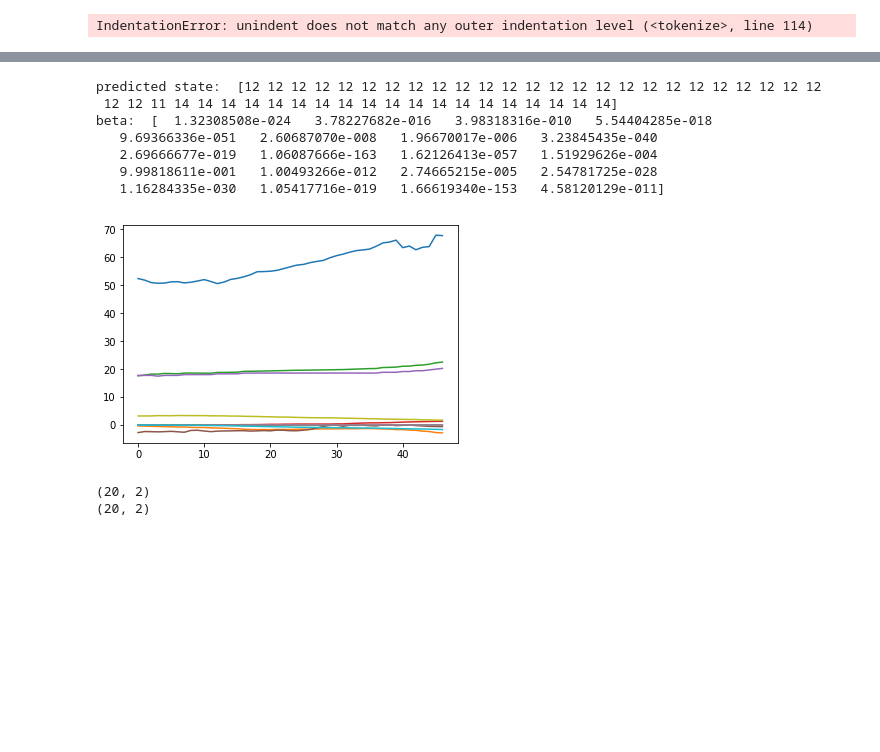
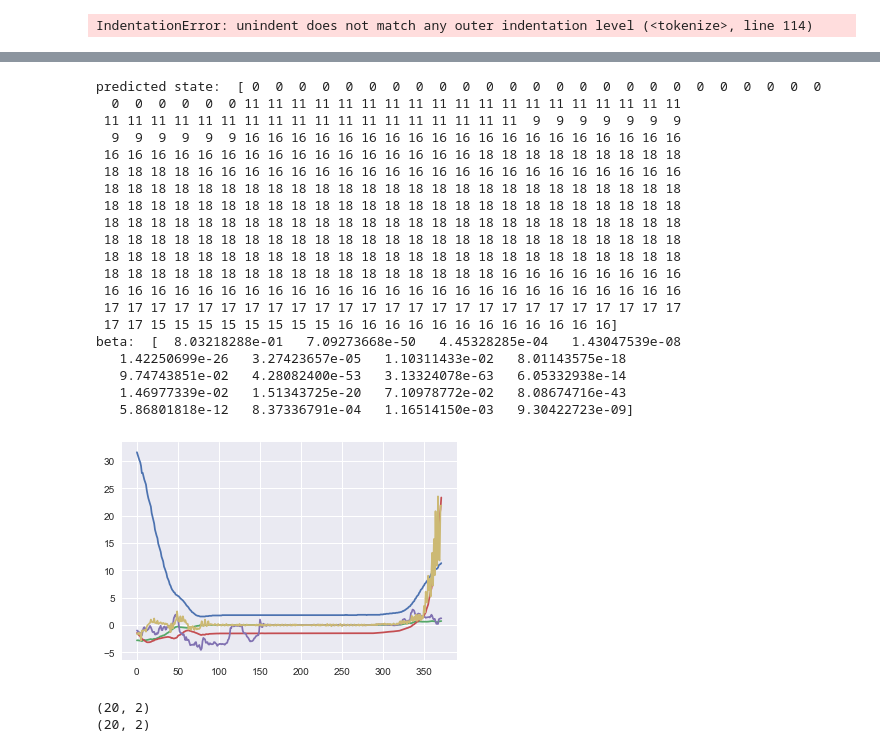
Before and after one commit to MoonBlvd/Sticky-HDP-HMM, a Jupyter notebook: GMM-HMM_clean.ipynb, the cells around one changed output, grey strips where cells are left out. Cells and saved outputs as stored; diff of their text form; code cells hidden in the pictures; blank space fills up the shorter version.

```diff
--- a/GMM-HMM_clean.ipynb
+++ b/GMM-HMM_clean.ipynb
@@ -9,6 +9,7 @@ import pickle as pkl
 import glob
 %matplotlib inline
 import csv
+time_step = 0.1
 def read_data(file_path):
     # The read-in data should be a N*W matrix,
     # where N is the length of the time sequences,
@@ -28,7 +29,7 @@ def read_data(file_path):
 '''
 Load the segments where a continuous obs car exists
 '''
-data_path = "drive_segments/*.csv"
+data_path = "drive_segments_9d/*.csv"
 files = glob.glob(data_path)
 all_segs = []
 for name in files:
@@ -223,10 +263,11 @@ num_train = 250
 train_data = data_segments[0:num_train]
 test_data = data_segments[num_train:]
 # %%
+'''
+Get the test data for GMM-HMM
+'''
 from hmmlearn import hmm
 length = []
-for data in train_data:
+for data in test_data:
     length.append(data.shape[0])
-X = np.concatenate(train_data)
-# from sklearn.hmm import GMMHMM
-gmm_hmm = hmm.GMMHMM(n_components=10, n_mix=2, n_iter=10,verbose=True)
+X = np.concatenate(test_data)
@@ -249,10 +284,10 @@ import seaborn as sns
 def fxn():
     warnings.warn("deprecated", DeprecationWarning)
 
-model_path = 'GMMHMM_models/*.pkl'
+model_path = 'GMMHMM_models_9d/*.pkl'
 files = glob.glob(model_path)
-bset_model = []
-max_score = -1e10
+# best_model = []
+max_score = -1e100
 with warnings.catch_warnings():
     warnings.simplefilter("ignore")
     fxn()
@@ -305,49 +343,73 @@ def gaussian_prob(x, mu,sigma):
 '''
 run predict using well-trained model
 So far the hiddent variable is data[:,5] (accel) and data[:,7] (yaw rate)
+Method 1:
+    Observable data: {dx, dv, obs_angle}
+    Predict data: {daccel, obs_angle_rate}
+Method 2:
+    Observable data: {dx, dy, dv, v_ego, yaw_angle, velocity, d_l, d_r}
+    Predict data: {acceleration, yaw_rate}
+'''
+# method 1
+observable_col = [0,1,2]
+hidden_col = [3,4]
+# # method 2
+# observable_col = [0,1,2,3,4,6,8,9]
+# hidden_col = [5,7]
 
-Observable data: {dx, dy, dv, v_ego, yaw_angle, velocity, d_l, d_r}
-Predict data: {acceleration, yaw_rate}
-'''
-observable_col = [0,1,2,3,4,6,8,9]
-hidden_col = [5,7]
-test = data_segments[254]
+test = data_segments[251]
 test_obs = test[:,observable_col] # observable variable
 test_hidden = test[:,hidden_col] # hidden variable
 with warnings.catch_warnings():
     warnings.simplefilter("ignore")
     fxn()
     # use build-in predictor to predict
     z = best_model.predict(test)
     print ("predicted state: ", z)
     plt.figure(1)
     plt.plot(test)
 
-
     A = best_model.transmat_
 
+    '''
+    init beta
+    '''
     x0 = test_obs[0,:]
     num = []
     den = 0
     for gmm in best_model.gmms_:
         omega = gmm.weights_
         prob = 0
         for m in range(gmm.means_.shape[0]):
             mu = gmm.means_[m,observable_col]
             sigma = np.diag(gmm.covars_[m, observable_col])
             prob += omega[m] * gaussian_prob(x0, mu, sigma)
         num.append(prob)
     beta = np.array(num)/np.sum(num) # beta is (k,)
+
     print ("beta: ", beta)
 # %% [output]
-predicted state:  [12 12 12 12 12 12 12 12 12 12 12 12 12 12 12 12 12 12 12 12 12 12 12 12 12
- 12 12 11 14 14 14 14 14 14 14 14 14 14 14 14 14 14 14 14 14 14 14]
-beta:  [  1.32308508e-024   3.78227682e-016   3.98318316e-010   5.54404285e-018
-   9.69366336e-051   2.60687070e-008   1.96670017e-006   3.23845435e-040
-   2.69666677e-019   1.06087666e-163   1.62126413e-057   1.51929626e-004
-   9.99818611e-001   1.00493266e-012   2.74665215e-005   2.54781725e-028
-   1.16284335e-030   1.05417716e-019   1.66619340e-153   4.58120129e-011]
+predicted state:  [ 0  0  0  0  0  0  0  0  0  0  0  0  0  0  0  0  0  0  0  0  0  0  0  0  0
+  0  0  0  0  0  0 11 11 11 11 11 11 11 11 11 11 11 11 11 11 11 11 11 11 11
+ 11 11 11 11 11 11 11 11 11 11 11 11 11 11 11 11 11 11  9  9  9  9  9  9  9
+  9  9  9  9  9  9 16 16 16 16 16 16 16 16 16 16 16 16 16 16 16 16 16 16 16
+ 16 16 16 16 16 16 16 16 16 16 16 16 16 16 16 16 18 18 18 18 18 18 18 18 18
+ 18 18 18 18 16 16 16 16 16 16 16 16 16 16 16 16 16 16 16 16 16 16 16 16 16
+ 18 18 18 18 18 18 18 18 18 18 18 18 18 18 18 18 18 18 18 18 18 18 18 18 18
+ 18 18 18 18 18 18 18 18 18 18 18 18 18 18 18 18 18 18 18 18 18 18 18 18 18
+ 18 18 18 18 18 18 18 18 18 18 18 18 18 18 18 18 18 18 18 18 18 18 18 18 18
+ 18 18 18 18 18 18 18 18 18 18 18 18 18 18 18 18 18 18 18 18 18 18 18 18 18
+ 18 18 18 18 18 18 18 18 18 18 18 18 18 18 18 18 18 18 18 18 18 18 18 18 18
+ 18 18 18 18 18 18 18 18 18 18 18 18 18 18 18 18 18 16 16 16 16 16 16 16 16
+ 16 16 16 16 16 16 16 16 16 16 16 16 16 16 16 16 16 16 16 16 16 16 16 16 16
+ 17 17 17 17 17 17 17 17 17 17 17 17 17 17 17 17 17 17 17 17 17 17 17 17 17
+ 17 17 15 15 15 15 15 15 15 15 16 16 16 16 16 16 16 16 16 16 16 16]
+beta:  [  8.03218288e-01   7.09273668e-50   4.45328285e-04   1.43047539e-08
+   1.42250699e-26   3.27423657e-05   1.10311433e-02   8.01143575e-18
+   9.74743851e-02   4.28082400e-53   3.13324078e-63   6.05332938e-14
+   1.46977339e-02   1.51343725e-20   7.10978772e-02   8.08674716e-43
+   5.86801818e-12   8.37336791e-04   1.16514150e-03   9.30422723e-09]
-[figure, old version]
+[figure, new version]
 # %%
     # compute the mean of mu and sigma for each state
     mu_mean_list = []
```
Also changed, not shown: parts of 5 cells of this notebook, 1 other file.
